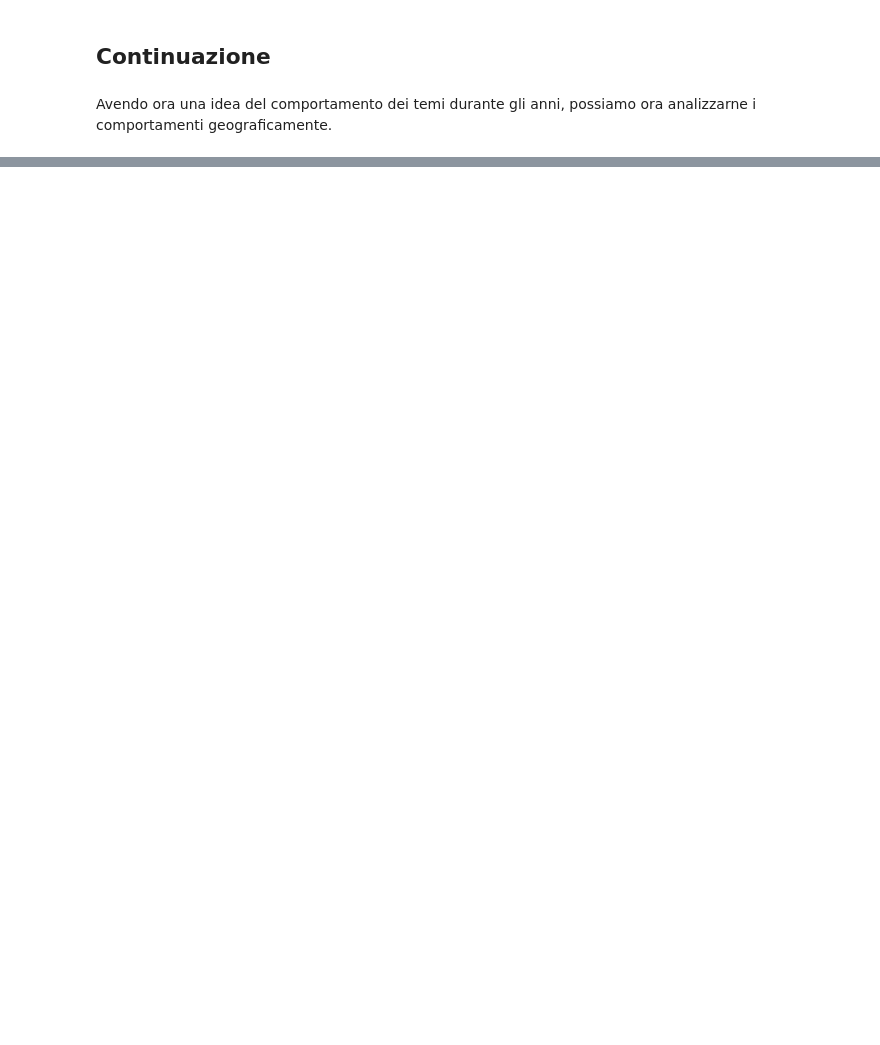
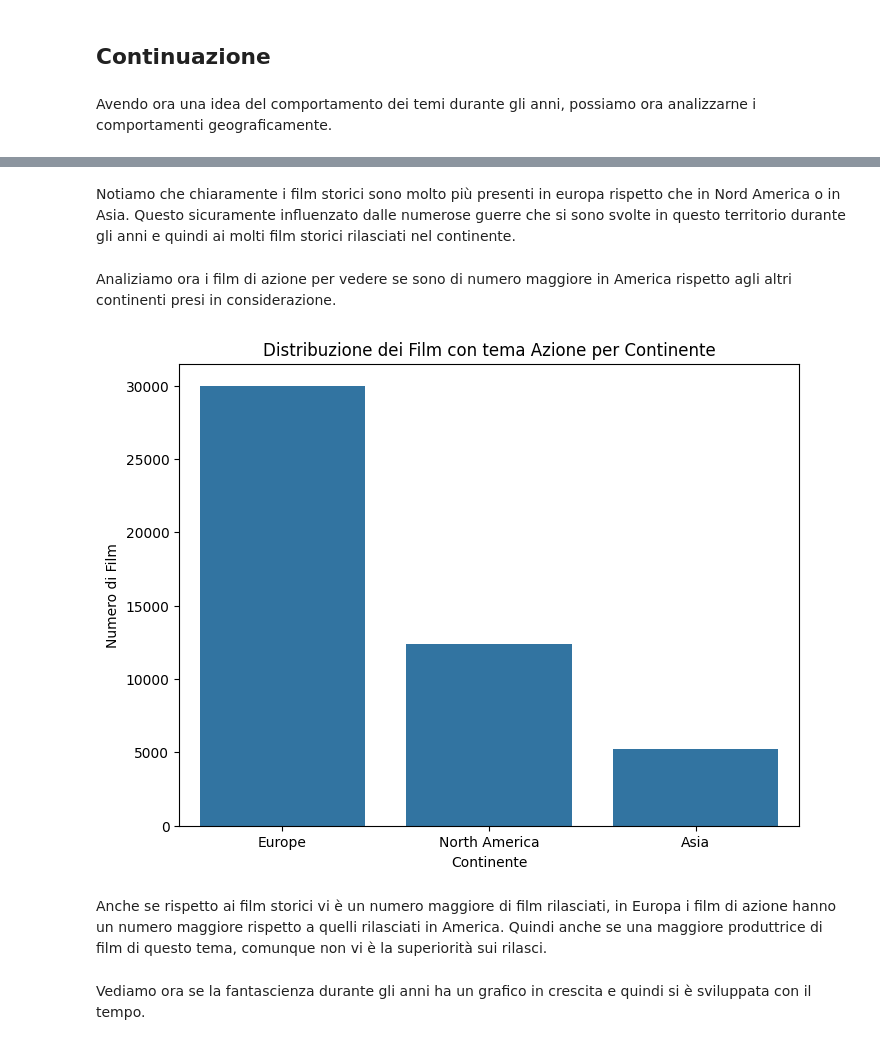
Before and after one commit to GabrieBu/freshcarrots, a Jupyter notebook: ium_Notebook/Cleaning.ipynb, the cells around one changed output, grey strips where cells are left out. Saved outputs shown, nothing was run; the diff lists cells and outputs as text; code cells hidden in the pictures; blank space fills up the shorter version.

```diff
--- a/ium_Notebook/Cleaning.ipynb
+++ b/ium_Notebook/Cleaning.ipynb
@@ -1458,0 +1572,29 @@ Possiamo cosi nottare che ci sono temi più prevalenti nei paesi, ma molti di qu
+# %% [markdown]
+Notiamo che chiaramente i film storici sono molto più presenti in europa rispetto che in Nord America o in Asia.
+Questo sicuramente influenzato dalle numerose guerre che si sono svolte in questo territorio durante gli anni e quindi ai molti film storici rilasciati nel continente.
+# %% [markdown]
+Analiziamo ora i film di azione per vedere se sono di numero maggiore in America rispetto agli altri continenti presi in considerazione.
+# %%
+action_films = total_trends_Filtered[(total_trends_Filtered["theme"] == "Action-packed space and alien sagas") |
+                             (total_trends_Filtered["theme"] == "Thought-provoking sci-fi action and future technology") |
+                             (total_trends_Filtered["theme"] == "Superheroes in action-packed battles with villains") |
+                             (total_trends_Filtered["theme"] == "Violent action, guns, and crime" ) |
+                             (total_trends_Filtered["theme"] == "Heists and thrilling action") |
+                             (total_trends_Filtered["theme"] == "Explosive and action-packed heroes vs. villains") |
+                             (total_trends_Filtered["theme"] == "Adrenaline-fueled action and fast cars")
+                             ]
+
+action_counts = action_films["continent"].value_counts()
+
+plt.figure(figsize=(8, 6))
+sns.barplot(x=action_counts.index, y=action_counts.values)
+plt.xlabel("Continente")
+plt.ylabel("Numero di Film")
+plt.title("Distribuzione dei Film con tema Azione per Continente")
+plt.show()
+# %% [output]
+[figure, added]
+# %% [markdown]
+Anche se rispetto ai film storici vi è un numero maggiore di film rilasciati, in Europa i film di azione hanno un numero maggiore rispetto a quelli rilasciati in America. Quindi anche se una maggiore produttrice di film di questo tema, comunque non vi è la superiorità sui rilasci.
+# %% [markdown]
+Vediamo ora se la fantascienza durante gli anni ha un grafico in crescita e quindi si è sviluppata con il tempo.
```
Also changed, not shown: parts of 22 cells of this notebook.
